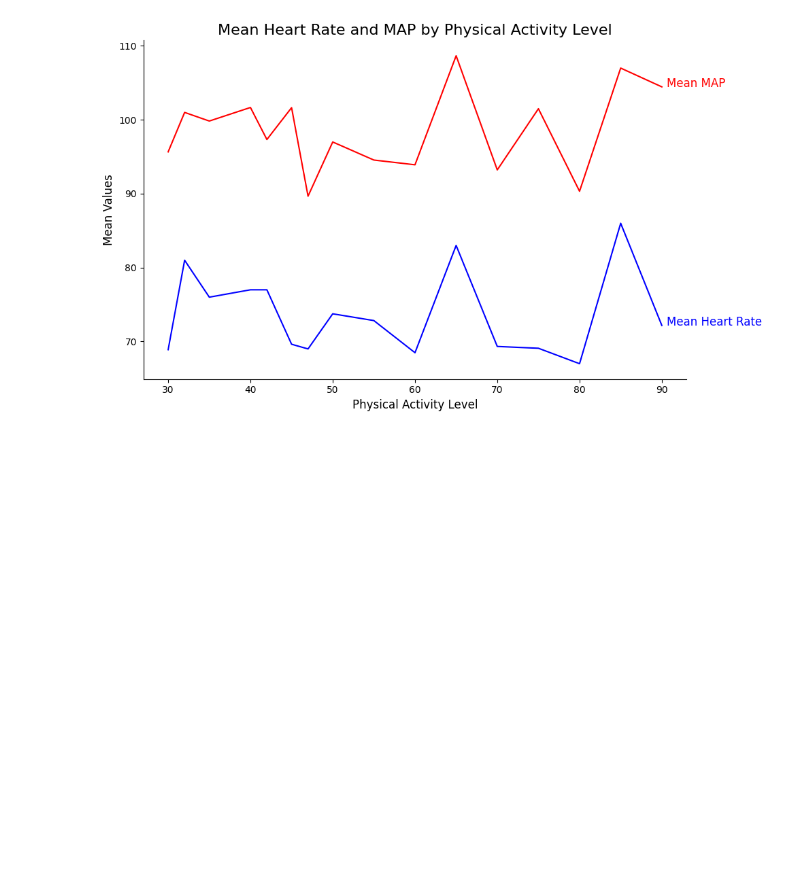
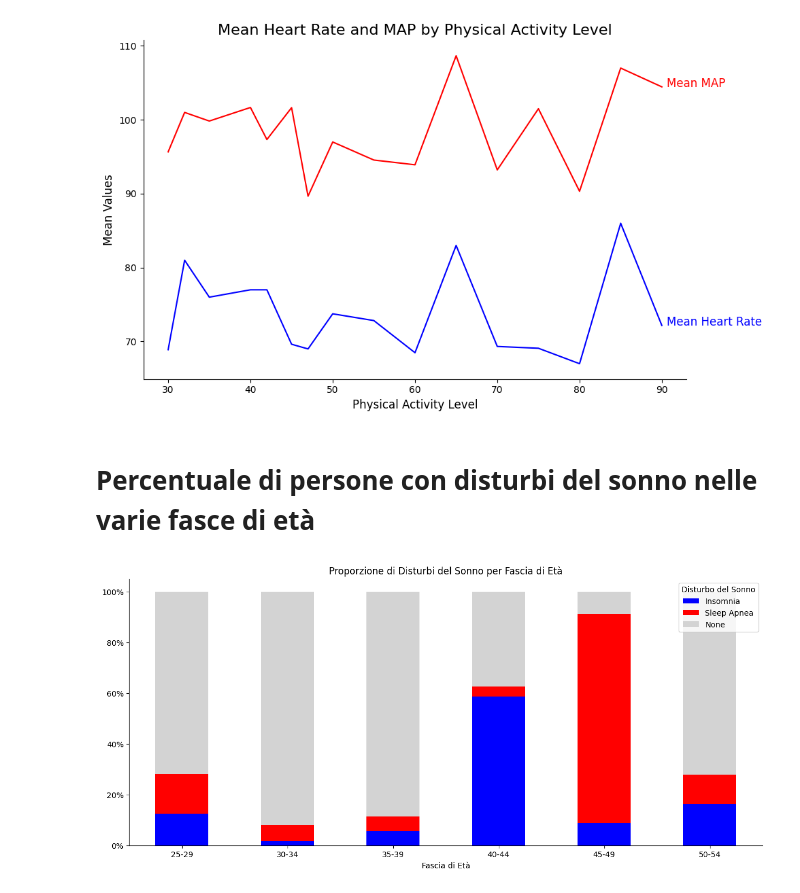
Before and after one commit to gretaquadranti/DataVisualization, a Jupyter notebook: Pressure_HeartRate_PhysicalActivity.ipynb, the cells around one changed output. Saved outputs shown, nothing was run; the diff lists cells and outputs as text; code cells hidden in the pictures; blank space fills up the shorter version.

Commit message:
sleep disorder % per age group

```diff
--- a/Pressure_HeartRate_PhysicalActivity.ipynb
+++ b/Pressure_HeartRate_PhysicalActivity.ipynb
@@ -109,3 +109,25 @@ plt.tight_layout()
 plt.show()
 # %% [output]
 [figure]
+# %% [markdown]
+# Percentuale di persone con disturbi del sonno nelle varie fasce di età
+# %%
+from matplotlib.ticker import FuncFormatter
+
+disorder_proportions = disorder_proportions[['Age Group', 'Insomnia', 'Sleep Apnea', 'None']]
+
+ax = disorder_proportions.set_index('Age Group').plot(kind='bar', stacked=True, figsize=(12, 6), color=[colors[col] for col in disorder_proportions.columns[1:]])
+
+plt.title('Proporzione di Disturbi del Sonno per Fascia di Età')
+plt.xlabel('Fascia di Età')
+plt.legend(title='Disturbo del Sonno')
+plt.tight_layout()
+plt.xticks(rotation=0)
+sns.despine()
+
+# Format y-axis labels to include percentage sign
+ax.yaxis.set_major_formatter(FuncFormatter(lambda y, _: f'{y:.0f}%'))
+
+plt.show()
+# %% [output]
+[figure, added]
```
Also changed, not shown: 1 other file.
